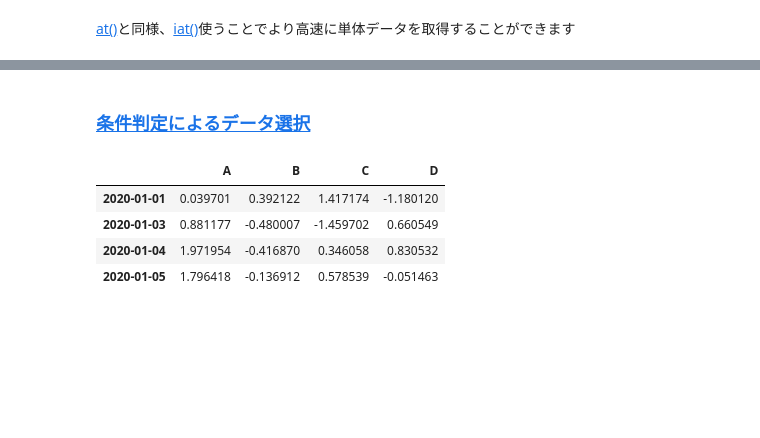
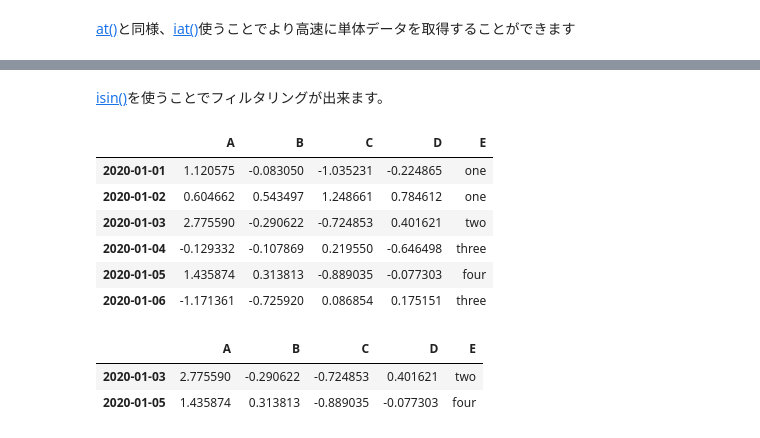
Before and after one commit to eda3/pandas, a Jupyter notebook: 10_minutes_to_pandas.ipynb, the cells around one changed output, grey strips where cells are left out. Saved outputs shown, nothing was run; the diff lists cells and outputs as text; code cells hidden in the pictures; blank space fills up the shorter version.

Commit message:
add: 条件判定によるデータ選択

```diff
--- a/10_minutes_to_pandas.ipynb
+++ b/10_minutes_to_pandas.ipynb
@@ -466,10 +499,20 @@ df
 # %% [markdown]
-### [条件判定によるデータ選択](https://pandas.pydata.org/pandas-docs/stable/getting_started/10min.html#boolean-indexing)
+[isin()](https://pandas.pydata.org/pandas-docs/stable/reference/api/pandas.Series.isin.html#pandas-series-isin)を使うことでフィルタリングが出来ます。
-# %%
-df[df["A"] > 0] # A列のデータが0を超えている行を選択する
-# %% [output]
-|  | A | B | C | D |
-| 2020-01-01 | 0.039701 | 0.392122 | 1.417174 | -1.180120 |
-| 2020-01-03 | 0.881177 | -0.480007 | -1.459702 | 0.660549 |
-| 2020-01-04 | 1.971954 | -0.416870 | 0.346058 | 0.830532 |
-| 2020-01-05 | 1.796418 | -0.136912 | 0.578539 | -0.051463 |
+# %%
+df2 = df.copy()
+df2['E'] = ['one', 'one', 'two', 'three', 'four', 'three']
+df2
+# %% [output]
+|  | A | B | C | D | E |
+| 2020-01-01 | 1.120575 | -0.083050 | -1.035231 | -0.224865 | one |
+| 2020-01-02 | 0.604662 | 0.543497 | 1.248661 | 0.784612 | one |
+| 2020-01-03 | 2.775590 | -0.290622 | -0.724853 | 0.401621 | two |
+| 2020-01-04 | -0.129332 | -0.107869 | 0.219550 | -0.646498 | three |
+| 2020-01-05 | 1.435874 | 0.313813 | -0.889035 | -0.077303 | four |
+| 2020-01-06 | -1.171361 | -0.725920 | 0.086854 | 0.175151 | three |
+# %%
+df2[df2['E'].isin(['two', 'four'])]
+# %% [output]
+|  | A | B | C | D | E |
+| 2020-01-03 | 2.775590 | -0.290622 | -0.724853 | 0.401621 | two |
+| 2020-01-05 | 1.435874 | 0.313813 | -0.889035 | -0.077303 | four |
```
Also changed, not shown: parts of 40 cells of this notebook.
